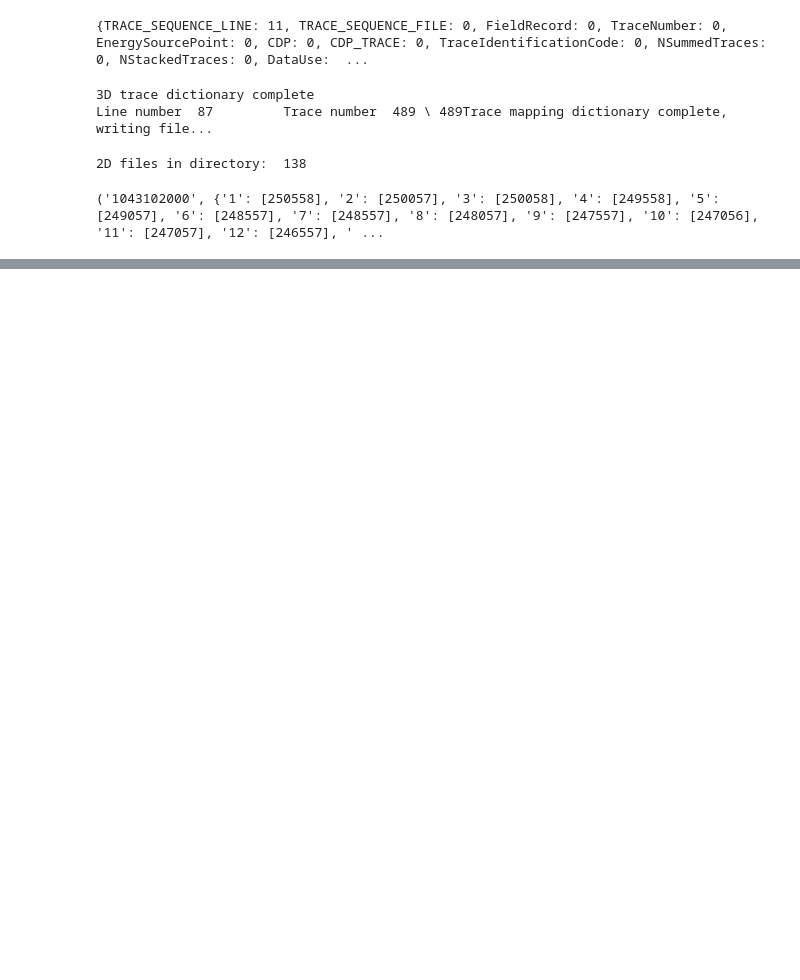
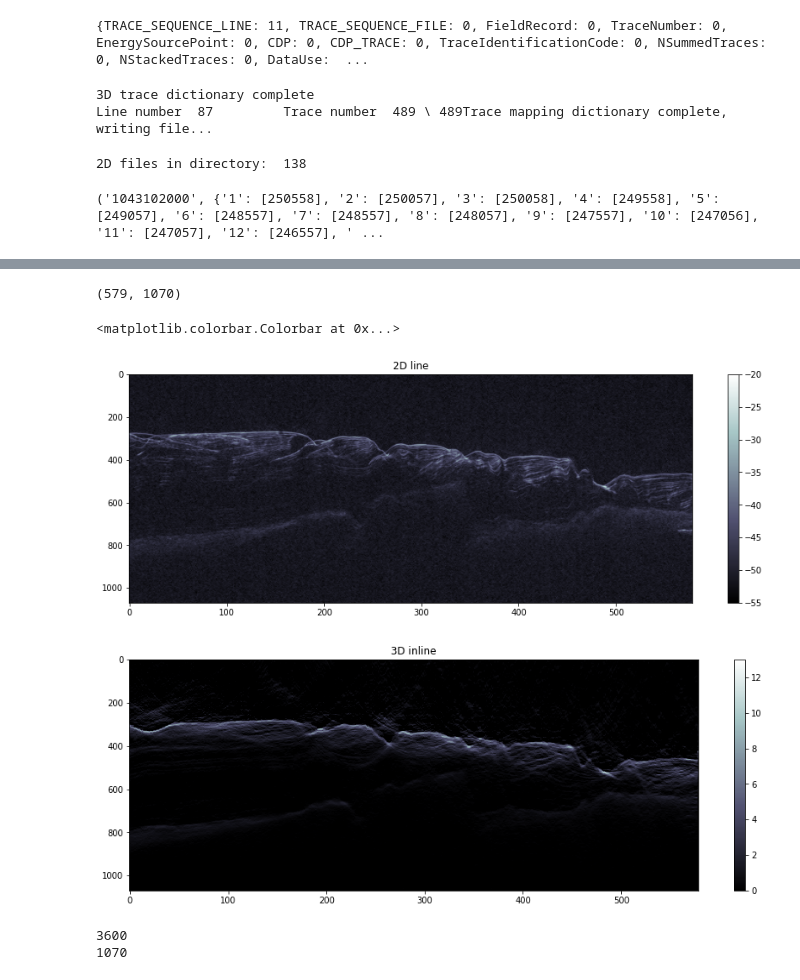
Before and after one commit to astroChance/RadNET, a Jupyter notebook: MPnet_workbook.ipynb, the cells around one changed output, grey strips where cells are left out. Saved outputs shown, nothing was run; the diff lists cells and outputs as text; code cells hidden in the pictures; blank space fills up the shorter version.

```diff
--- a/MPnet_workbook.ipynb
+++ b/MPnet_workbook.ipynb
@@ -279,0 +283,51 @@ ax[1].plot(display_trace_3D)
+# %%
+## Plot 2D line and the collected 3D traces
+
+########
+# Possible 3D start time: 999.75    end 1401
+
+Trace_Map_Dict = "/content/drive/My Drive/MPnet/GAN data/2D_to_3D_Trace_Dict.json"
+with open(Trace_Map_Dict, 'r') as TraceDictFile:
+  TraceDict = json.load(TraceDictFile)
+
+Rand2D = random.choice(list(TraceDict.items()))
+Rand2DLine = int(Rand2D[0])
+Rand2DFile = "/content/drive/My Drive/MPnet/GAN data/2D/" + str(Rand2DLine) + ".sgy"
+with segyio.open(Rand2DFile, 'r') as segyfile:
+  display_line_2D = segyio.tools.collect(segyfile.trace[:])
+  display_line_2D = display_line_2D[:, 1970:3040]
+  print(display_line_2D.shape)
+
+display_line_3D = np.array([])
+tr_count = 0
+with segyio.open(Volume3D, 'r') as segyfile:
+  for i in range(len(Rand2D[1])):
+    if tr_count == 0:
+      display_line_3D = np.append(display_line_3D, segyfile.trace[Rand2D[1][str(i+1)][0]])
+    else:
+      display_line_3D = np.vstack((display_line_3D, segyfile.trace[Rand2D[1][str(i+1)][0]]))
+    tr_count += 1
+
+plt.figure(figsize=(15,5))
+plt.title("2D line")
+plt.imshow(display_line_2D.T, cmap='bone', vmin = -55, vmax = -20, aspect='auto')
+plt.colorbar()
+
+plt.figure(figsize=(15,5))
+plt.title("3D inline")
+plt.imshow(display_line_3D.T, cmap='bone', aspect='auto', vmin = 0, vmax = 13)
+plt.colorbar()
+# %% [output]
+(579, 1070)
+<matplotlib.colorbar.Colorbar at 0x...>
+[figure, added]
+[figure, added]
+# %%
+with segyio.open(Rand2DFile, 'r') as segyfile:
+  print(len(segyfile.samples))
+
+with segyio.open(Volume3D, 'r') as segyfile:
+  print(len(segyfile.samples))
+# %% [output]
+3600
+1070
```
Also changed, not shown: parts of 4 cells of this notebook.
